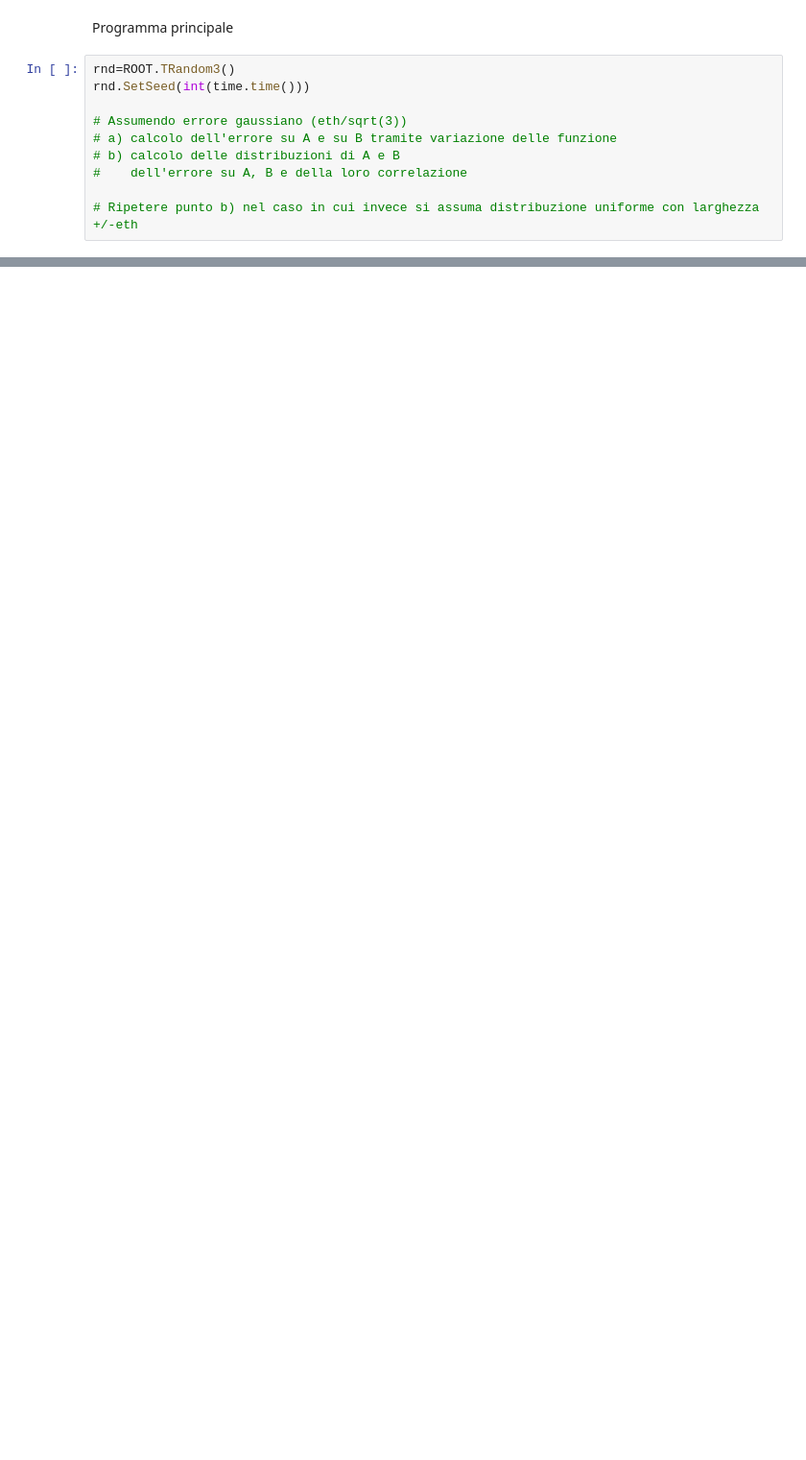
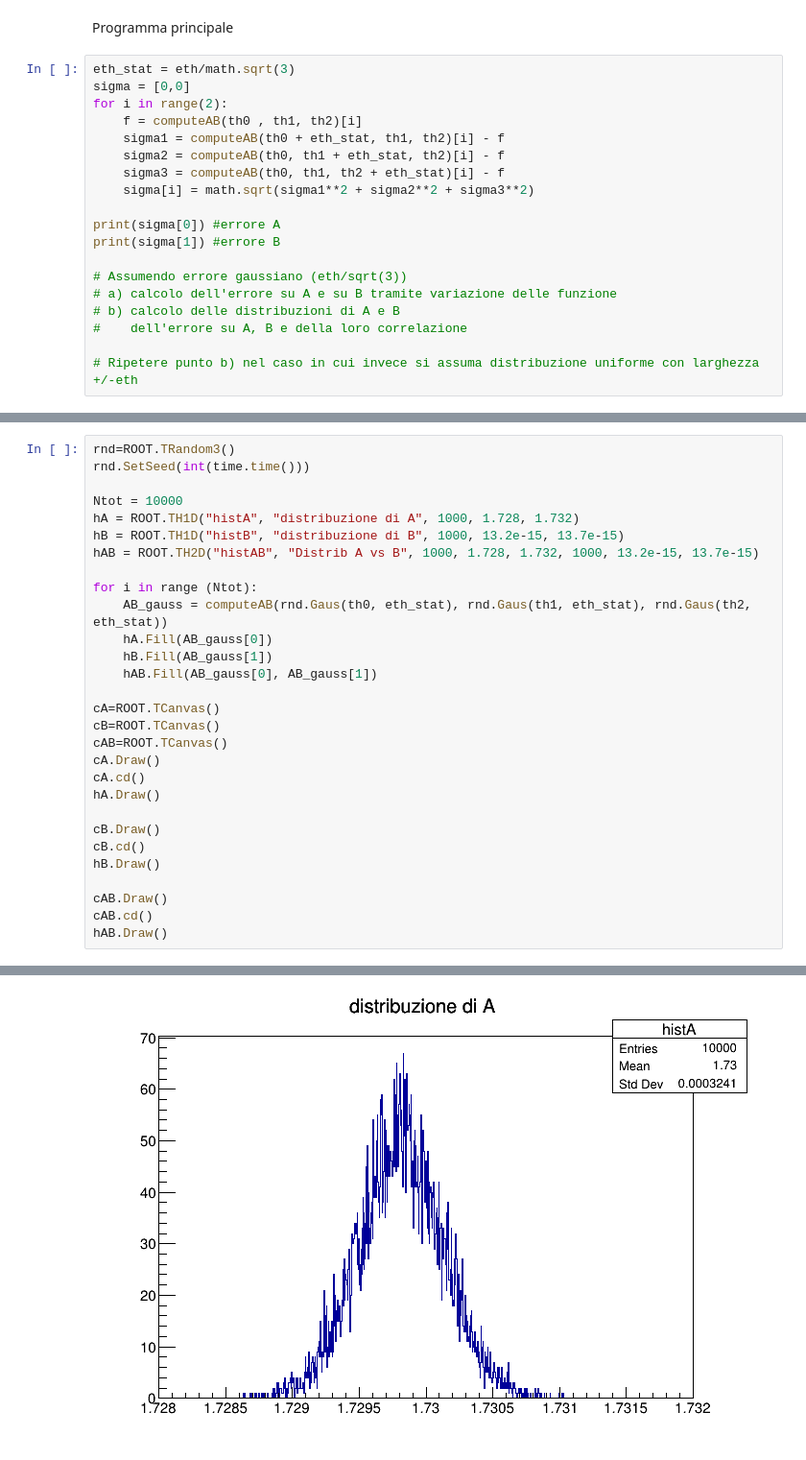
Before and after one commit to FedeJack06/mcs, a Jupyter notebook: 6es/PrismSchemePy.ipynb, the cells around one changed output, grey strips where cells are left out. Shown at 96% size. Drawn from its saved outputs; the diff is of its cells as text; blank space fills up the shorter version.

```diff
--- a/6es/PrismSchemePy.ipynb
+++ b/6es/PrismSchemePy.ipynb
@@ -36,8 +43,17 @@ def computeAB(th0,th1,th2):
 # %% [markdown]
 Programma principale
 # %%
-rnd=ROOT.TRandom3()
-rnd.SetSeed(int(time.time()))
+eth_stat = eth/math.sqrt(3)
+sigma = [0,0]
+for i in range(2):
+    f = computeAB(th0 , th1, th2)[i]
+    sigma1 = computeAB(th0 + eth_stat, th1, th2)[i] - f
+    sigma2 = computeAB(th0, th1 + eth_stat, th2)[i] - f
+    sigma3 = computeAB(th0, th1, th2 + eth_stat)[i] - f
+    sigma[i] = math.sqrt(sigma1**2 + sigma2**2 + sigma3**2)
+
+print(sigma[0]) #errore A
+print(sigma[1]) #errore B
 
 # Assumendo errore gaussiano (eth/sqrt(3))
 # a) calcolo dell'errore su A e su B tramite variazione delle funzione
@@ -47,0 +67,30 @@ rnd.SetSeed(int(time.time()))
+# %%
+rnd=ROOT.TRandom3()
+rnd.SetSeed(int(time.time()))
+
+Ntot = 10000
+hA = ROOT.TH1D("histA", "distribuzione di A", 1000, 1.728, 1.732)
+hB = ROOT.TH1D("histB", "distribuzione di B", 1000, 13.2e-15, 13.7e-15)
+hAB = ROOT.TH2D("histAB", "Distrib A vs B", 1000, 1.728, 1.732, 1000, 13.2e-15, 13.7e-15)
+
+for i in range (Ntot):
+    AB_gauss = computeAB(rnd.Gaus(th0, eth_stat), rnd.Gaus(th1, eth_stat), rnd.Gaus(th2, eth_stat))
+    hA.Fill(AB_gauss[0])
+    hB.Fill(AB_gauss[1])
+    hAB.Fill(AB_gauss[0], AB_gauss[1])
+
+cA=ROOT.TCanvas()
+cB=ROOT.TCanvas()
+cAB=ROOT.TCanvas()
+cA.Draw()
+cA.cd()
+hA.Draw()
+
+cB.Draw()
+cB.cd()
+hB.Draw()
+
+cAB.Draw()
+cAB.cd()
+hAB.Draw()
+# %% [output]
@@ -47,0 +100 @@ rnd.SetSeed(int(time.time()))
+[figure, added]
```
Also changed, not shown: parts of 7 cells of this notebook, 1 other file.
